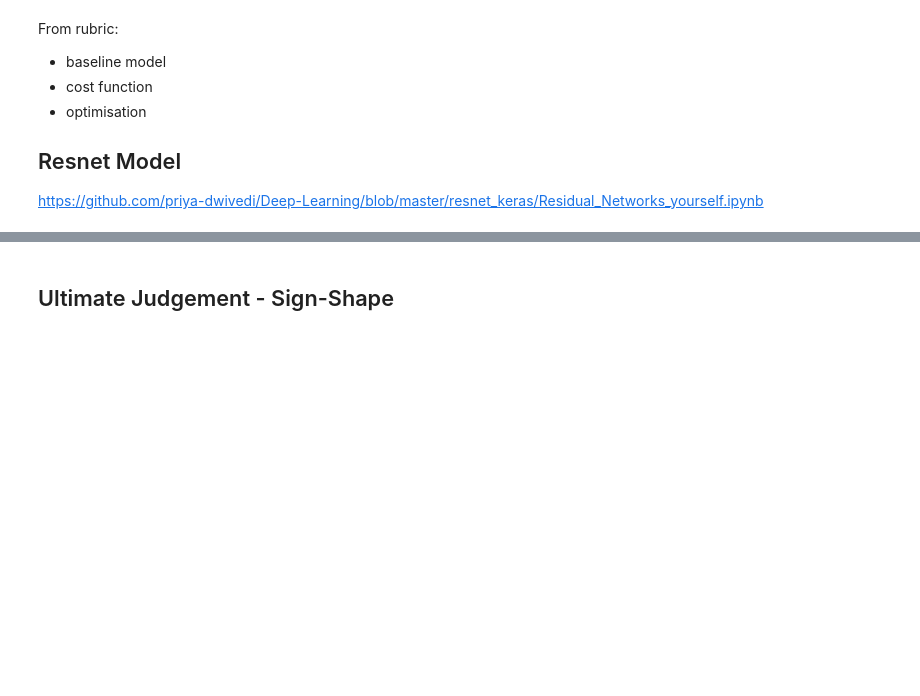
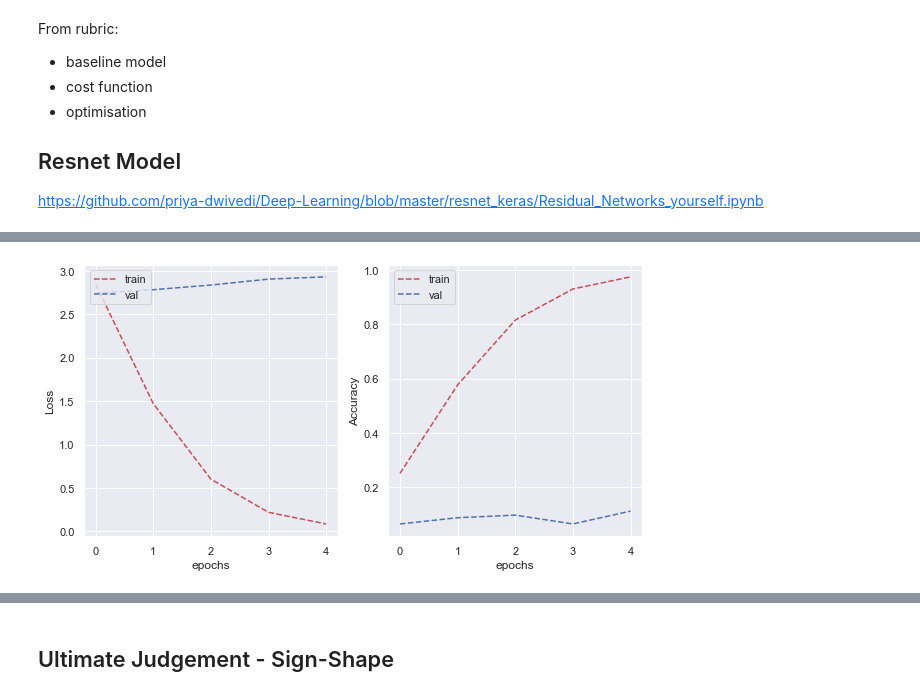
Before and after one commit to s3908818/the_village_idiots, a Jupyter notebook: MLA2.ipynb, the cells around one changed output, grey strips where cells are left out. Saved outputs shown, nothing was run; the diff lists cells and outputs as text; code cells hidden in the pictures; blank space fills up the shorter version.

```diff
--- a/MLA2.ipynb
+++ b/MLA2.ipynb
@@ -531,0 +571,6 @@ plt.show()
+# %%
+plot_learning_curve(resnet_type_fit.history['loss'], resnet_type_fit.history['val_loss'],
+                    resnet_type_fit.history['categorical_accuracy'], resnet_type_fit.history['val_categorical_accuracy'],
+                    metric_name='Accuracy')
+# %% [output]
+[figure, added]
```
Also changed, not shown: parts of 18 cells of this notebook, 2 other files.
